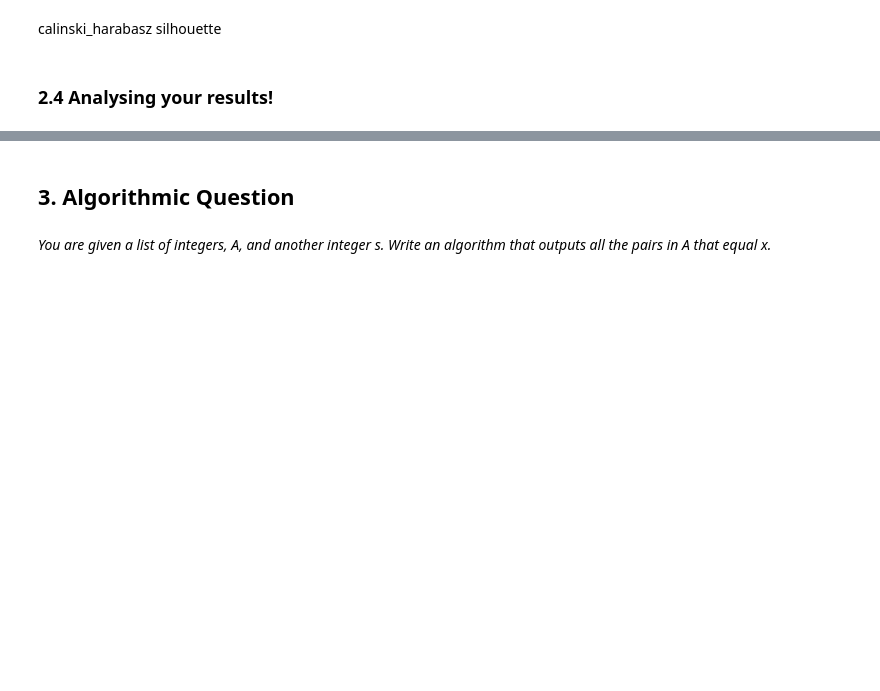
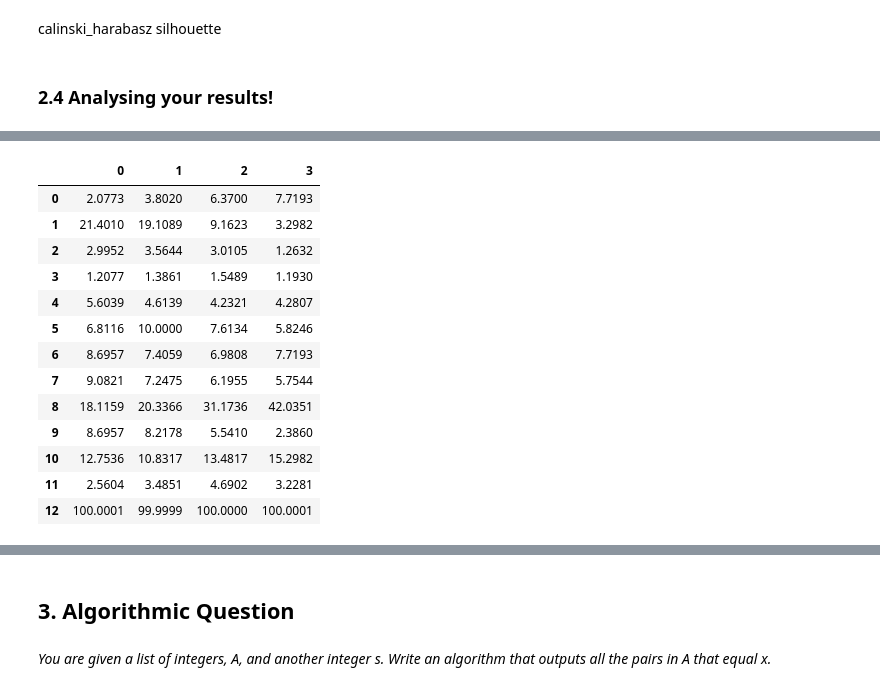
Before and after one commit to michele1783/ADM-HW4, a Jupyter notebook: Homeworkpca.ipynb, the cells around one changed output, grey strips where cells are left out. Saved outputs shown, nothing was run; the diff lists cells and outputs as text; code cells hidden in the pictures; blank space fills up the shorter version.

```diff
--- a/Homeworkpca.ipynb
+++ b/Homeworkpca.ipynb
@@ -748,0 +807,28 @@ b
+# %%
+#danceability
+t = np.zeros((12,4))
+l = []
+for j in range(0,12):
+    for i in range(0,4):
+        t[j][i] = ((pivot[(pivot.audio_features_danceability == str(i+1)) & (pivot.Clusters == j+1)].count()[0]))
+
+for i in range(t.shape[1]):
+    t[:,i] = np.around((t[:,i]/sum(t)[i])*100,4)
+danceability_pivot = pd.DataFrame(t)
+danceability_pivot.loc[12] = sum(t)
+danceability_pivot
+# %% [output]
+|  | 0 | 1 | 2 | 3 |
+| 0 | 2.0773 | 3.8020 | 6.3700 | 7.7193 |
+| 1 | 21.4010 | 19.1089 | 9.1623 | 3.2982 |
+| 2 | 2.9952 | 3.5644 | 3.0105 | 1.2632 |
+| 3 | 1.2077 | 1.3861 | 1.5489 | 1.1930 |
+| 4 | 5.6039 | 4.6139 | 4.2321 | 4.2807 |
+| 5 | 6.8116 | 10.0000 | 7.6134 | 5.8246 |
+| 6 | 8.6957 | 7.4059 | 6.9808 | 7.7193 |
+| 7 | 9.0821 | 7.2475 | 6.1955 | 5.7544 |
+| 8 | 18.1159 | 20.3366 | 31.1736 | 42.0351 |
+| 9 | 8.6957 | 8.2178 | 5.5410 | 2.3860 |
+| 10 | 12.7536 | 10.8317 | 13.4817 | 15.2982 |
+| 11 | 2.5604 | 3.4851 | 4.6902 | 3.2281 |
+| 12 | 100.0001 | 99.9999 | 100.0000 | 100.0001 |
```
Also changed, not shown: parts of 14 cells of this notebook.
